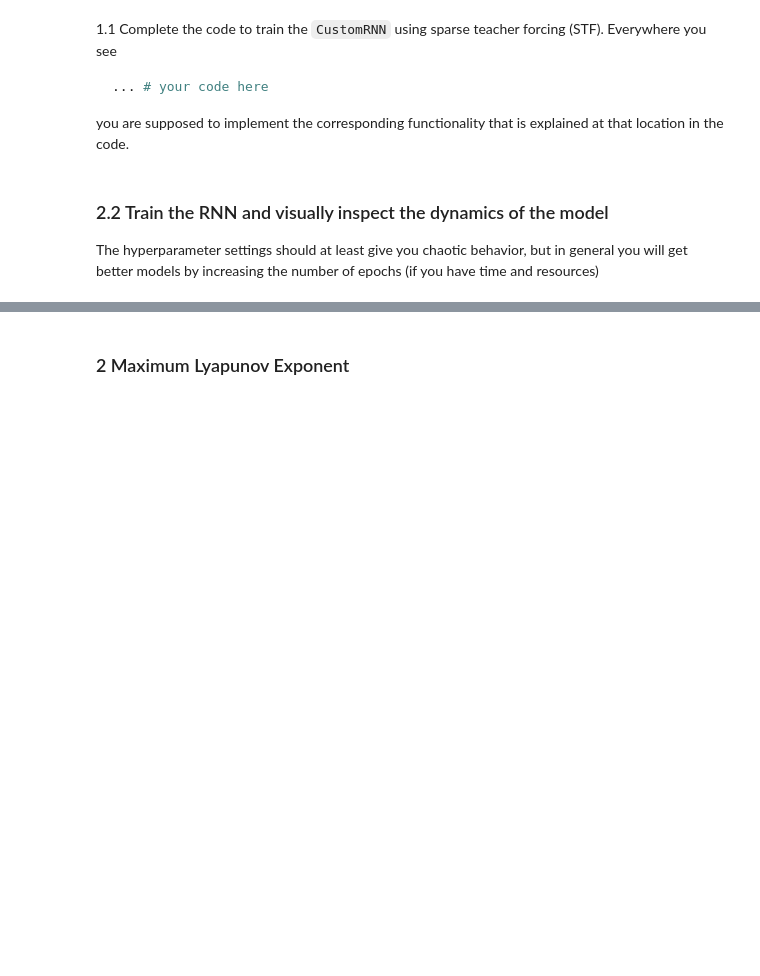
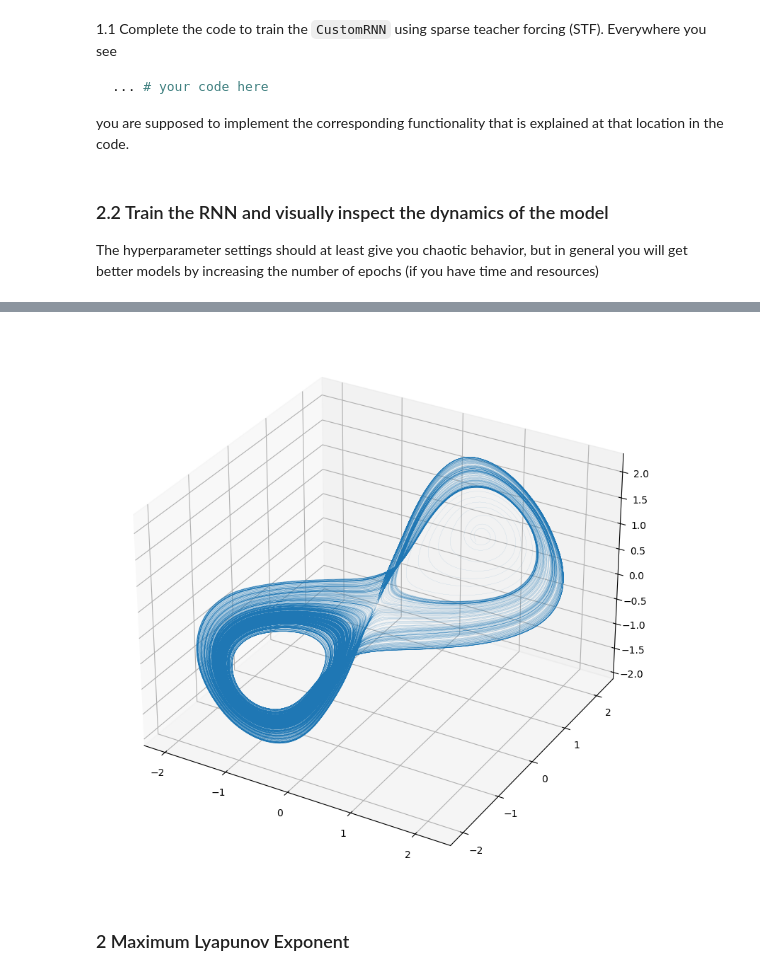
Before and after one commit to anuramat/uhd-mldyn, a Jupyter notebook: ex10/sheet10_template.ipynb, the cells around one changed output, grey strips where cells are left out. Cells and saved outputs as stored; diff of their text form; code cells hidden in the pictures; blank space fills up the shorter version.

```diff
--- a/ex10/sheet10_template.ipynb
+++ b/ex10/sheet10_template.ipynb
@@ -225,3 +235,7 @@ KeyboardInterrupt:
 # %%
 # generate a trajectory with your model using the generate_orbit function
-...  # your code here
+z0 = torch.zeros(rnn.M)
+z0[: rnn.N] = torch.tensor([1 + random() * 0.05 for _ in range(rnn.N)])
+
+orbit = generate_orbit(rnn, z0, 100000)[:, : rnn.N]  # your code here
+print(orbit.shape)
@@ -231,3 +242,12 @@ KeyboardInterrupt:
+# %%
+# plot 3D state space
+x, y, z = orbit[:, 0], orbit[:, 1], orbit[:, 2]
+fig = plt.figure(figsize=(10, 10))
+ax = fig.add_subplot(111, projection="3d")
+ax.plot(x.numpy(), y.numpy(), z.numpy(), linewidth=0.05)
+plt.show()
+# %% [output]
+[figure, added]
 # %% [markdown]
 ### 2 Maximum Lyapunov Exponent
 # %% [markdown]
```
Also changed, not shown: parts of 3 cells of this notebook, 2 other files.
